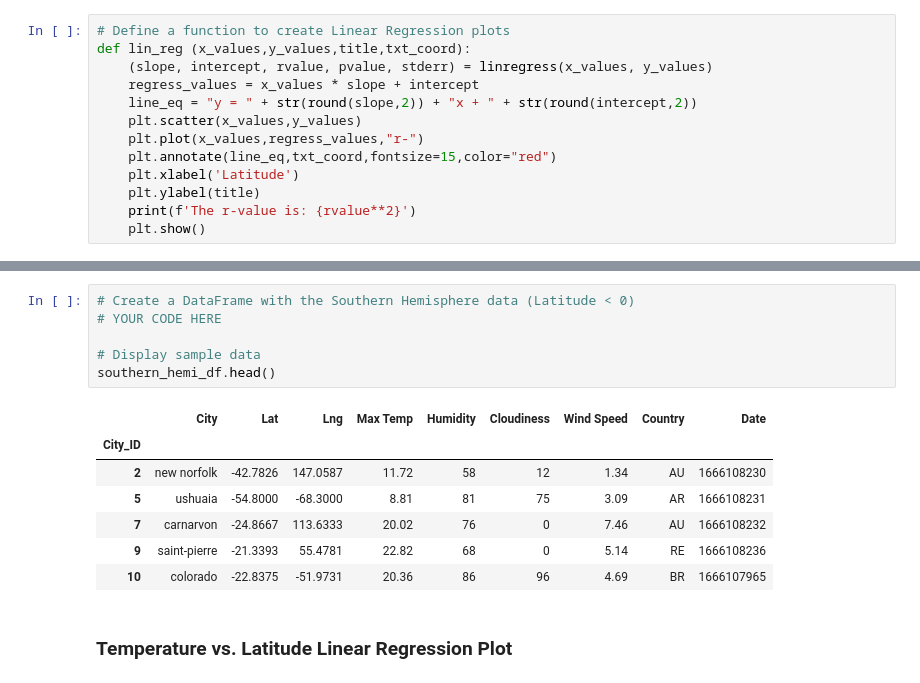
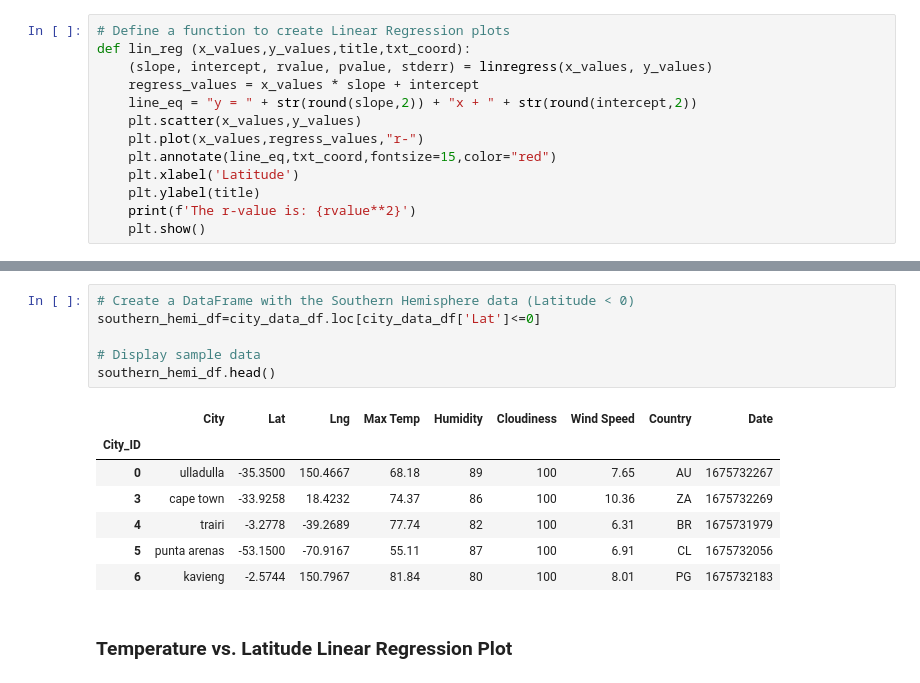
Before and after one commit to GabrielaCLopez/python-api-challenge, a Jupyter notebook: WeatherPy/WeatherPy.ipynb, the cells around one changed output, grey strips where cells are left out. Drawn from its saved outputs; the diff is of its cells as text.

```diff
--- a/WeatherPy/WeatherPy.ipynb
+++ b/WeatherPy/WeatherPy.ipynb
@@ -332,17 +332,17 @@ northern_hemi_df.head()
 # %%
 # Create a DataFrame with the Southern Hemisphere data (Latitude < 0)
-# YOUR CODE HERE
+southern_hemi_df=city_data_df.loc[city_data_df['Lat']<=0]
 
 # Display sample data
 southern_hemi_df.head()
 # %% [output]
 |  | City | Lat | Lng | Max Temp | Humidity | Cloudiness | Wind Speed | Country | Date |
 | City_ID |  |  |  |  |  |  |  |  |  |
-| 2 | new norfolk | -42.7826 | 147.0587 | 11.72 | 58 | 12 | 1.34 | AU | 1666108230 |
-| 5 | ushuaia | -54.8000 | -68.3000 | 8.81 | 81 | 75 | 3.09 | AR | 1666108231 |
-| 7 | carnarvon | -24.8667 | 113.6333 | 20.02 | 76 | 0 | 7.46 | AU | 1666108232 |
-| 9 | saint-pierre | -21.3393 | 55.4781 | 22.82 | 68 | 0 | 5.14 | RE | 1666108236 |
-| 10 | colorado | -22.8375 | -51.9731 | 20.36 | 86 | 96 | 4.69 | BR | 1666107965 |
+| 0 | ulladulla | -35.3500 | 150.4667 | 68.18 | 89 | 100 | 7.65 | AU | 1675732267 |
+| 3 | cape town | -33.9258 | 18.4232 | 74.37 | 86 | 100 | 10.36 | ZA | 1675732269 |
+| 4 | trairi | -3.2778 | -39.2689 | 77.74 | 82 | 100 | 6.31 | BR | 1675731979 |
+| 5 | punta arenas | -53.1500 | -70.9167 | 55.11 | 87 | 100 | 6.91 | CL | 1675732056 |
+| 6 | kavieng | -2.5744 | 150.7967 | 81.84 | 80 | 100 | 8.01 | PG | 1675732183 |
 # %% [markdown]
 ###  Temperature vs. Latitude Linear Regression Plot
 # %%
```
Also changed, not shown: parts of 3 cells of this notebook.
